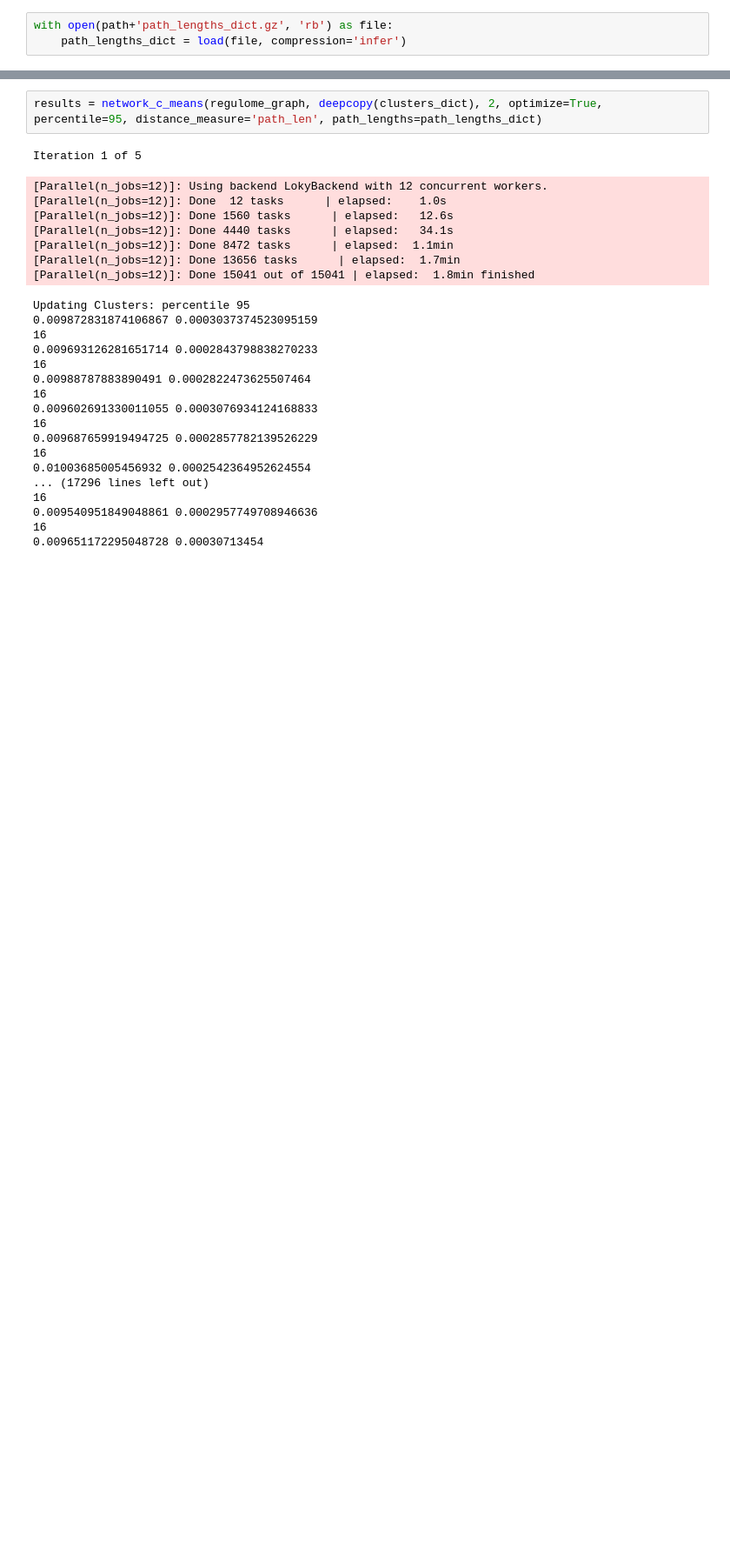
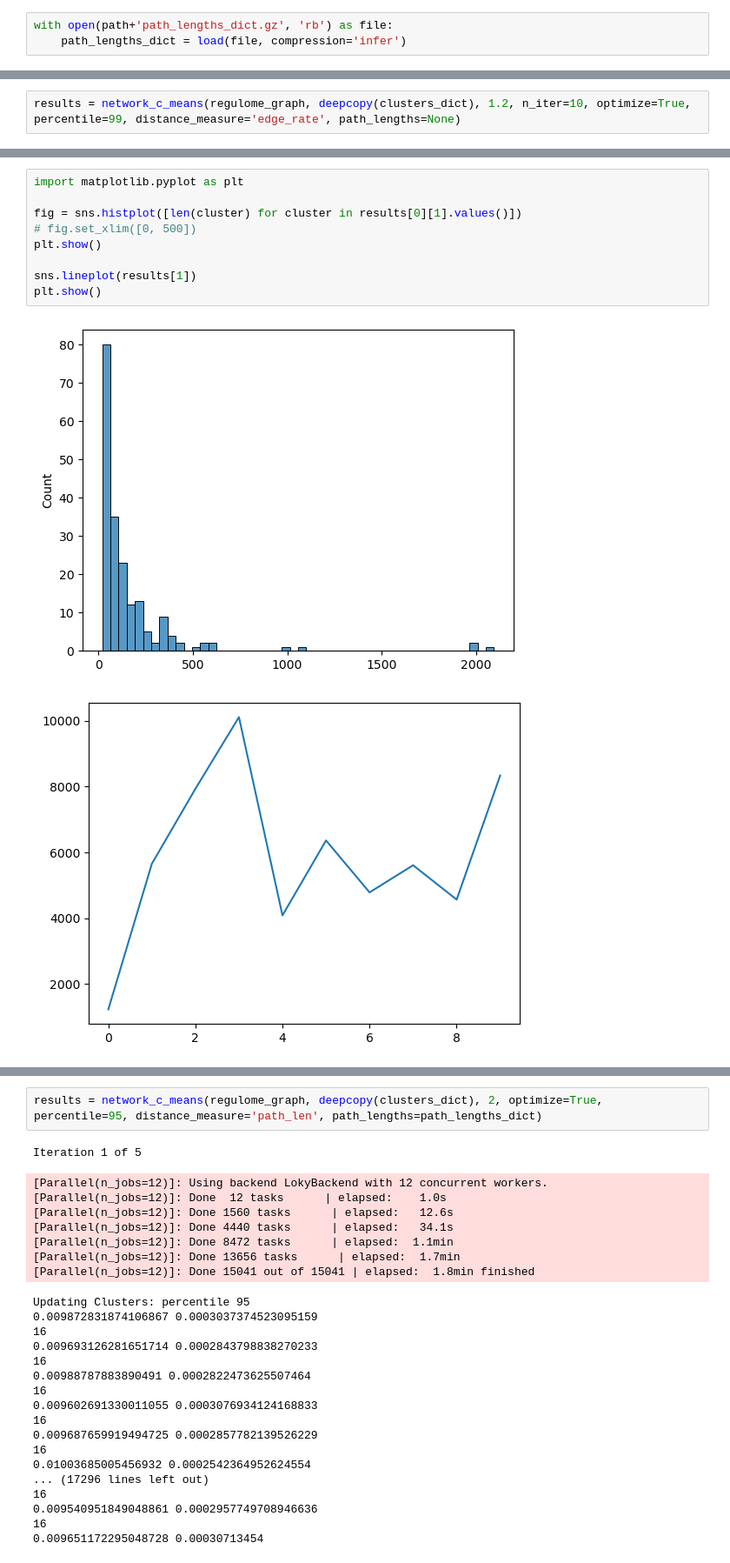
Before and after one commit to ViHoller/regulomeClustering, a Jupyter notebook: regulome_clustering_c_means.ipynb, the cells around one changed output, grey strips where cells are left out. Shown at 87% size. Cells and saved outputs as stored; diff of their text form; blank space fills up the shorter version.

Commit message:
new distance metric

```diff
--- a/regulome_clustering_c_means.ipynb
+++ b/regulome_clustering_c_means.ipynb
@@ -209,0 +73,2 @@ def network_c_means(graph, clusters, m, optimize=False, percentile=0.95, distanc
+# %%
+results = network_c_means(regulome_graph, deepcopy(clusters_dict), 1.2, n_iter=10, optimize=True, percentile=99, distance_measure='edge_rate', path_lengths=None)
@@ -209,0 +96,12 @@ def network_c_means(graph, clusters, m, optimize=False, percentile=0.95, distanc
+# %%
+import matplotlib.pyplot as plt
+
+fig = sns.histplot([len(cluster) for cluster in results[0][1].values()])
+# fig.set_xlim([0, 500])
+plt.show()
+
+sns.lineplot(results[1])
+plt.show()
+# %% [output]
+[figure, added]
+[figure, added]
```
Also changed, not shown: parts of 12 cells of this notebook, 1 other file.
